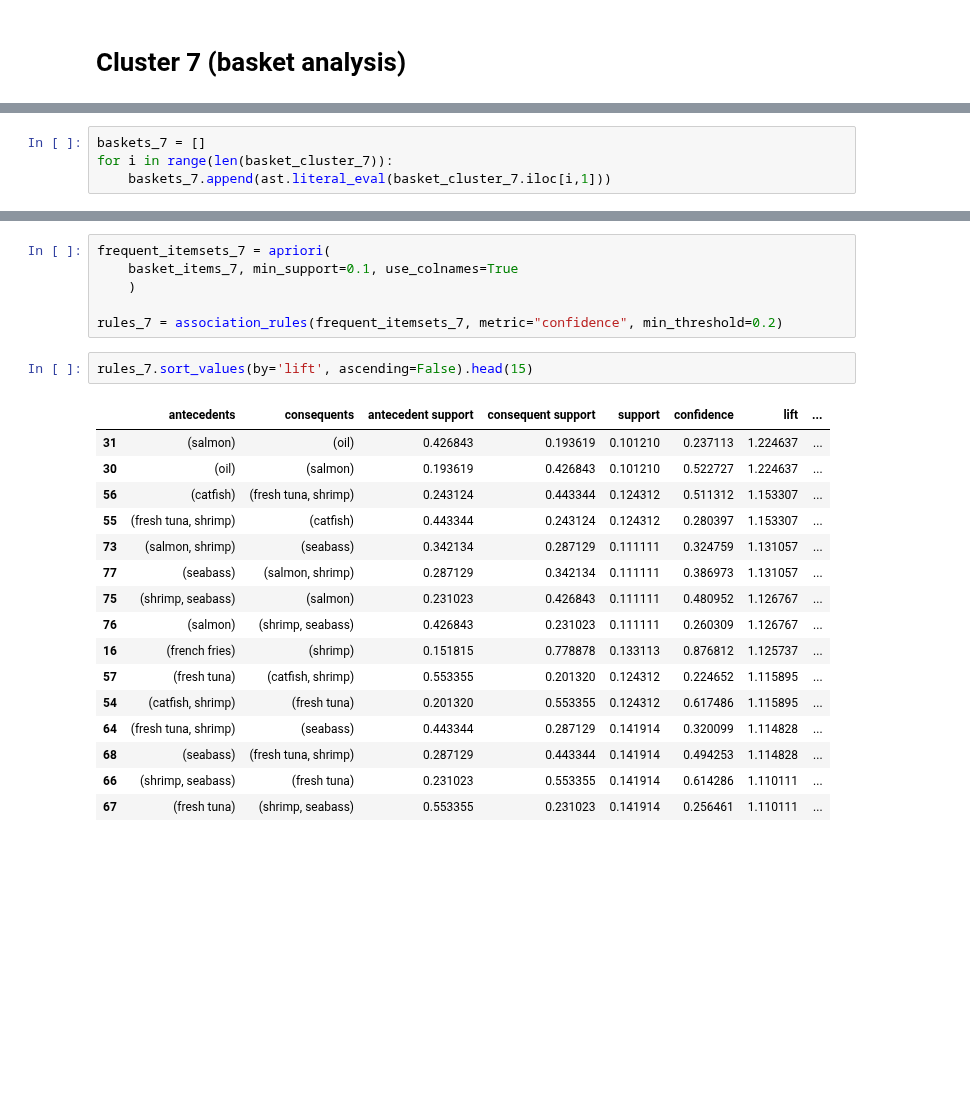
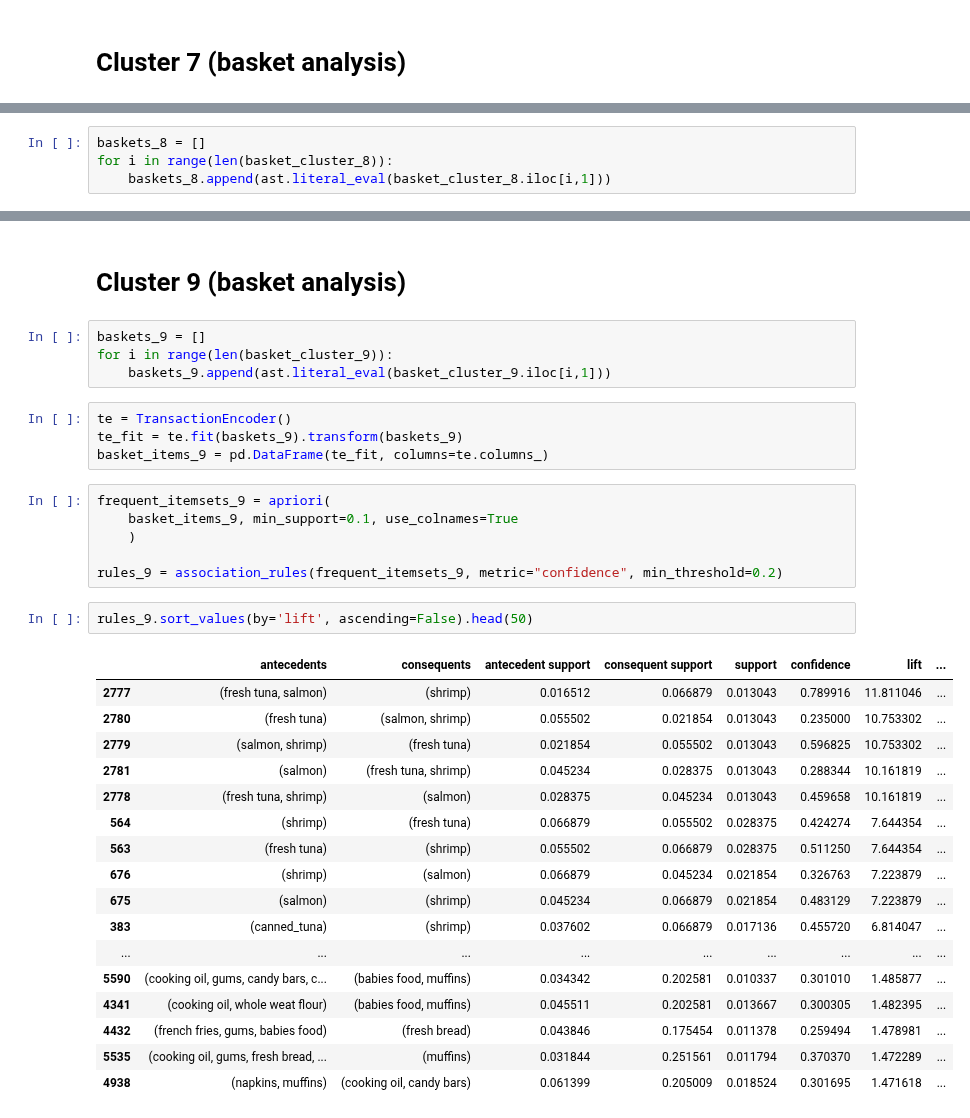
Before and after one commit to JoaoF7/Project-ML, a Jupyter notebook: Assotiation_rules.ipynb, the cells around one changed output, grey strips where cells are left out. Drawn from its saved outputs; the diff is of its cells as text; blank space fills up the shorter version.

```diff
--- a/Assotiation_rules.ipynb
+++ b/Assotiation_rules.ipynb
@@ -161,6 +280,6 @@ rules_2.sort_values(by='lift', ascending=False).head(15)
 # %%
-baskets_7 = []
-for i in range(len(basket_cluster_7)):
-    baskets_7.append(ast.literal_eval(basket_cluster_7.iloc[i,1]))
+baskets_8 = []
+for i in range(len(basket_cluster_8)):
+    baskets_8.append(ast.literal_eval(basket_cluster_8.iloc[i,1]))
 # %%
 te = TransactionEncoder()
@@ -169,25 +314,36 @@ basket_items_7 = pd.DataFrame(te_fit, columns=te.columns_)
+# %% [markdown]
+# Cluster 9 (basket analysis)
+# %%
+baskets_9 = []
+for i in range(len(basket_cluster_9)):
+    baskets_9.append(ast.literal_eval(basket_cluster_9.iloc[i,1]))
+# %%
+te = TransactionEncoder()
+te_fit = te.fit(baskets_9).transform(baskets_9)
+basket_items_9 = pd.DataFrame(te_fit, columns=te.columns_)
 # %%
-frequent_itemsets_7 = apriori(
-    basket_items_7, min_support=0.1, use_colnames=True
+frequent_itemsets_9 = apriori(
+    basket_items_9, min_support=0.1, use_colnames=True
     )
 
-rules_7 = association_rules(frequent_itemsets_7, metric="confidence", min_threshold=0.2)
+rules_9 = association_rules(frequent_itemsets_9, metric="confidence", min_threshold=0.2)
 # %%
-rules_7.sort_values(by='lift', ascending=False).head(15)
+rules_9.sort_values(by='lift', ascending=False).head(50)
 # %% [output]
 |  | antecedents | consequents | antecedent support | consequent support | support | confidence | lift | ... |
-| 31 | (salmon) | (oil) | 0.426843 | 0.193619 | 0.101210 | 0.237113 | 1.224637 | ... |
-| 30 | (oil) | (salmon) | 0.193619 | 0.426843 | 0.101210 | 0.522727 | 1.224637 | ... |
-| 56 | (catfish) | (fresh tuna, shrimp) | 0.243124 | 0.443344 | 0.124312 | 0.511312 | 1.153307 | ... |
-| 55 | (fresh tuna, shrimp) | (catfish) | 0.443344 | 0.243124 | 0.124312 | 0.280397 | 1.153307 | ... |
-| 73 | (salmon, shrimp) | (seabass) | 0.342134 | 0.287129 | 0.111111 | 0.324759 | 1.131057 | ... |
-| 77 | (seabass) | (salmon, shrimp) | 0.287129 | 0.342134 | 0.111111 | 0.386973 | 1.131057 | ... |
-| 75 | (shrimp, seabass) | (salmon) | 0.231023 | 0.426843 | 0.111111 | 0.480952 | 1.126767 | ... |
-| 76 | (salmon) | (shrimp, seabass) | 0.426843 | 0.231023 | 0.111111 | 0.260309 | 1.126767 | ... |
-| 16 | (french fries) | (shrimp) | 0.151815 | 0.778878 | 0.133113 | 0.876812 | 1.125737 | ... |
-| 57 | (fresh tuna) | (catfish, shrimp) | 0.553355 | 0.201320 | 0.124312 | 0.224652 | 1.115895 | ... |
-| 54 | (catfish, shrimp) | (fresh tuna) | 0.201320 | 0.553355 | 0.124312 | 0.617486 | 1.115895 | ... |
-| 64 | (fresh tuna, shrimp) | (seabass) | 0.443344 | 0.287129 | 0.141914 | 0.320099 | 1.114828 | ... |
-| 68 | (seabass) | (fresh tuna, shrimp) | 0.287129 | 0.443344 | 0.141914 | 0.494253 | 1.114828 | ... |
-| 66 | (shrimp, seabass) | (fresh tuna) | 0.231023 | 0.553355 | 0.141914 | 0.614286 | 1.110111 | ... |
-| 67 | (fresh tuna) | (shrimp, seabass) | 0.553355 | 0.231023 | 0.141914 | 0.256461 | 1.110111 | ... |
+| 2777 | (fresh tuna, salmon) | (shrimp) | 0.016512 | 0.066879 | 0.013043 | 0.789916 | 11.811046 | ... |
+| 2780 | (fresh tuna) | (salmon, shrimp) | 0.055502 | 0.021854 | 0.013043 | 0.235000 | 10.753302 | ... |
+| 2779 | (salmon, shrimp) | (fresh tuna) | 0.021854 | 0.055502 | 0.013043 | 0.596825 | 10.753302 | ... |
+| 2781 | (salmon) | (fresh tuna, shrimp) | 0.045234 | 0.028375 | 0.013043 | 0.288344 | 10.161819 | ... |
+| 2778 | (fresh tuna, shrimp) | (salmon) | 0.028375 | 0.045234 | 0.013043 | 0.459658 | 10.161819 | ... |
+| 564 | (shrimp) | (fresh tuna) | 0.066879 | 0.055502 | 0.028375 | 0.424274 | 7.644354 | ... |
+| 563 | (fresh tuna) | (shrimp) | 0.055502 | 0.066879 | 0.028375 | 0.511250 | 7.644354 | ... |
+| 676 | (shrimp) | (salmon) | 0.066879 | 0.045234 | 0.021854 | 0.326763 | 7.223879 | ... |
+| 675 | (salmon) | (shrimp) | 0.045234 | 0.066879 | 0.021854 | 0.483129 | 7.223879 | ... |
+| 383 | (canned_tuna) | (shrimp) | 0.037602 | 0.066879 | 0.017136 | 0.455720 | 6.814047 | ... |
+| ... | ... | ... | ... | ... | ... | ... | ... | ... |
+| 5590 | (cooking oil, gums, candy bars, c... | (babies food, muffins) | 0.034342 | 0.202581 | 0.010337 | 0.301010 | 1.485877 | ... |
+| 4341 | (cooking oil, whole weat flour) | (babies food, muffins) | 0.045511 | 0.202581 | 0.013667 | 0.300305 | 1.482395 | ... |
+| 4432 | (french fries, gums, babies food) | (fresh bread) | 0.043846 | 0.175454 | 0.011378 | 0.259494 | 1.478981 | ... |
+| 5535 | (cooking oil, gums, fresh bread, ... | (muffins) | 0.031844 | 0.251561 | 0.011794 | 0.370370 | 1.472289 | ... |
+| 4938 | (napkins, muffins) | (cooking oil, candy bars) | 0.061399 | 0.205009 | 0.018524 | 0.301695 | 1.471618 | ... |
```
Also changed, not shown: parts of 29 cells of this notebook, 6 other files.
